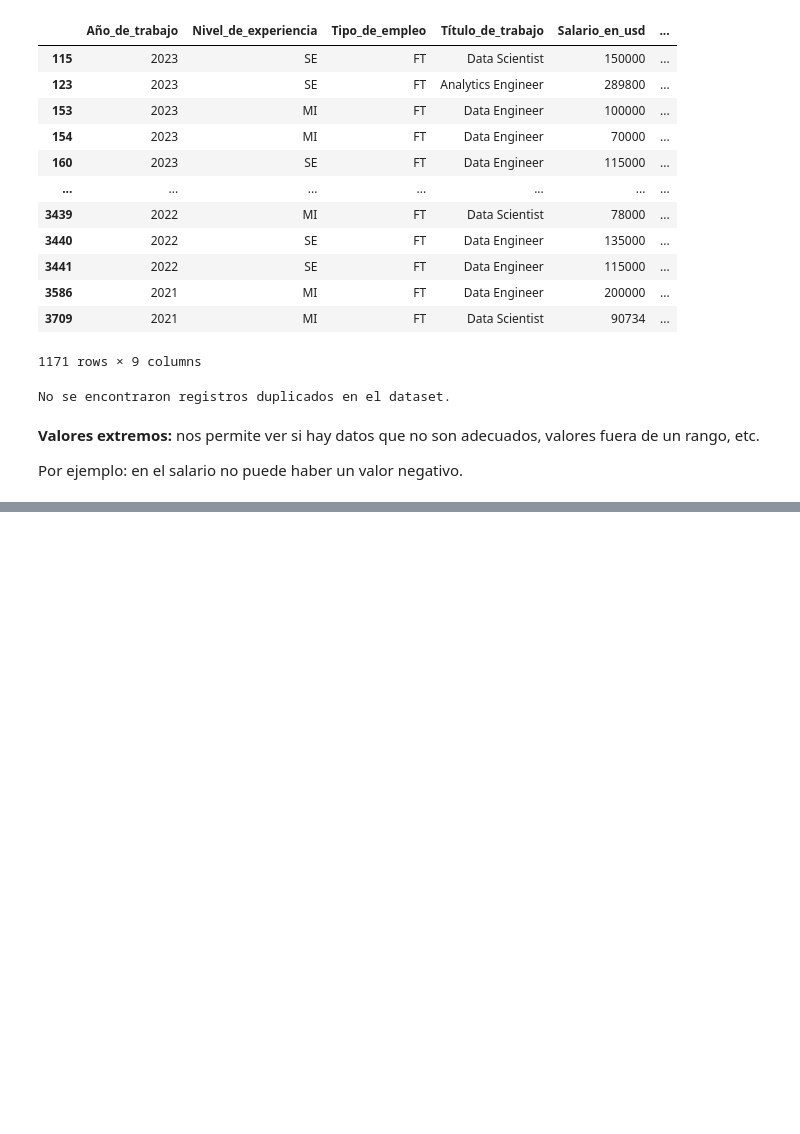
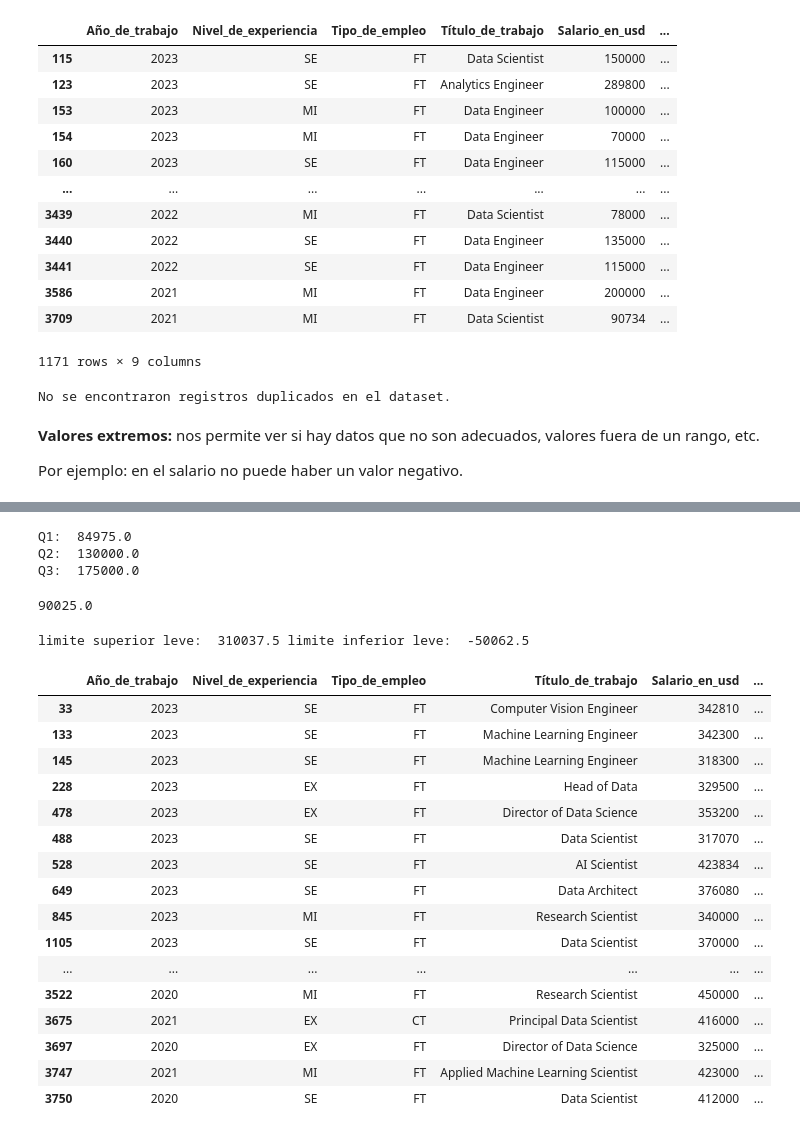
Before and after one commit to Diego-wert89/GrupoN18-PD, a Jupyter notebook: Notebook_code/Proyecto_final_grupo_n18.ipynb, the cells around one changed output, grey strips where cells are left out. Drawn from its saved outputs; the diff is of its cells as text; code cells hidden in the pictures; blank space fills up the shorter version.

```diff
--- a/Notebook_code/Proyecto_final_grupo_n18.ipynb
+++ b/Notebook_code/Proyecto_final_grupo_n18.ipynb
@@ -225,0 +235,43 @@ Por ejemplo: en el salario no puede haber un valor negativo.
+# %%
+#También utilizamos "IQR method" para detectar Outliers
+q1,q2,q3=data_df['Salario_en_usd'].quantile([0.25,0.5,0.75])
+print('Q1: ',q1,'\nQ2: ',q2, '\nQ3: ',q3)
+# %% [output]
+Q1:  84975.0
+Q2:  130000.0
+Q3:  175000.0
+# %%
+#calculamos el rango intercuartil, como medida de dispersion
+iqr=q3-q1
+iqr
+# %% [output]
+90025.0
+# %%
+#establecemos los rangos para determinar valores normales o atípicos
+# atípico leve
+li=q1-(1.5*iqr)
+ls=q3+(1.5*iqr)
+print ('limite superior leve: ',ls,'limite inferior leve: ',li)
+# %% [output]
+limite superior leve:  310037.5 limite inferior leve:  -50062.5
+# %%
+#buscamos los salarios que sean distantes de los limites leves calculados
+data_df.query('(Salario_en_usd<@li) or (Salario_en_usd>@ls)')
+# %% [output]
+|  | Año_de_trabajo | Nivel_de_experiencia | Tipo_de_empleo | Título_de_trabajo | Salario_en_usd | ... |
+| 33 | 2023 | SE | FT | Computer Vision Engineer | 342810 | ... |
+| 133 | 2023 | SE | FT | Machine Learning Engineer | 342300 | ... |
+| 145 | 2023 | SE | FT | Machine Learning Engineer | 318300 | ... |
+| 228 | 2023 | EX | FT | Head of Data | 329500 | ... |
+| 478 | 2023 | EX | FT | Director of Data Science | 353200 | ... |
+| 488 | 2023 | SE | FT | Data Scientist | 317070 | ... |
+| 528 | 2023 | SE | FT | AI Scientist | 423834 | ... |
+| 649 | 2023 | SE | FT | Data Architect | 376080 | ... |
+| 845 | 2023 | MI | FT | Research Scientist | 340000 | ... |
+| 1105 | 2023 | SE | FT | Data Scientist | 370000 | ... |
+| ... | ... | ... | ... | ... | ... | ... |
+| 3522 | 2020 | MI | FT | Research Scientist | 450000 | ... |
+| 3675 | 2021 | EX | CT | Principal Data Scientist | 416000 | ... |
+| 3697 | 2020 | EX | FT | Director of Data Science | 325000 | ... |
+| 3747 | 2021 | MI | FT | Applied Machine Learning Scientist | 423000 | ... |
+| 3750 | 2020 | SE | FT | Data Scientist | 412000 | ... |
```
Also changed, not shown: parts of 9 cells of this notebook.
